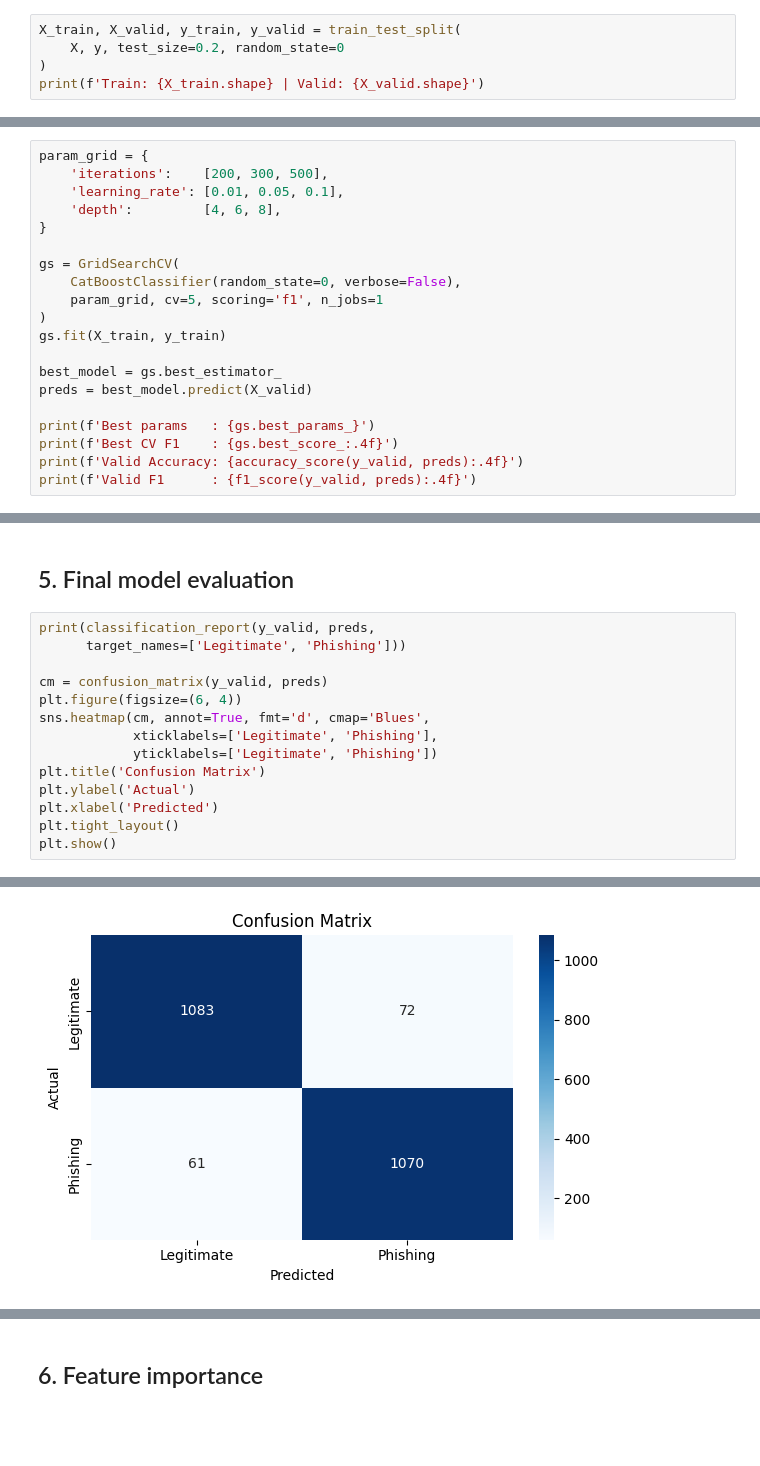
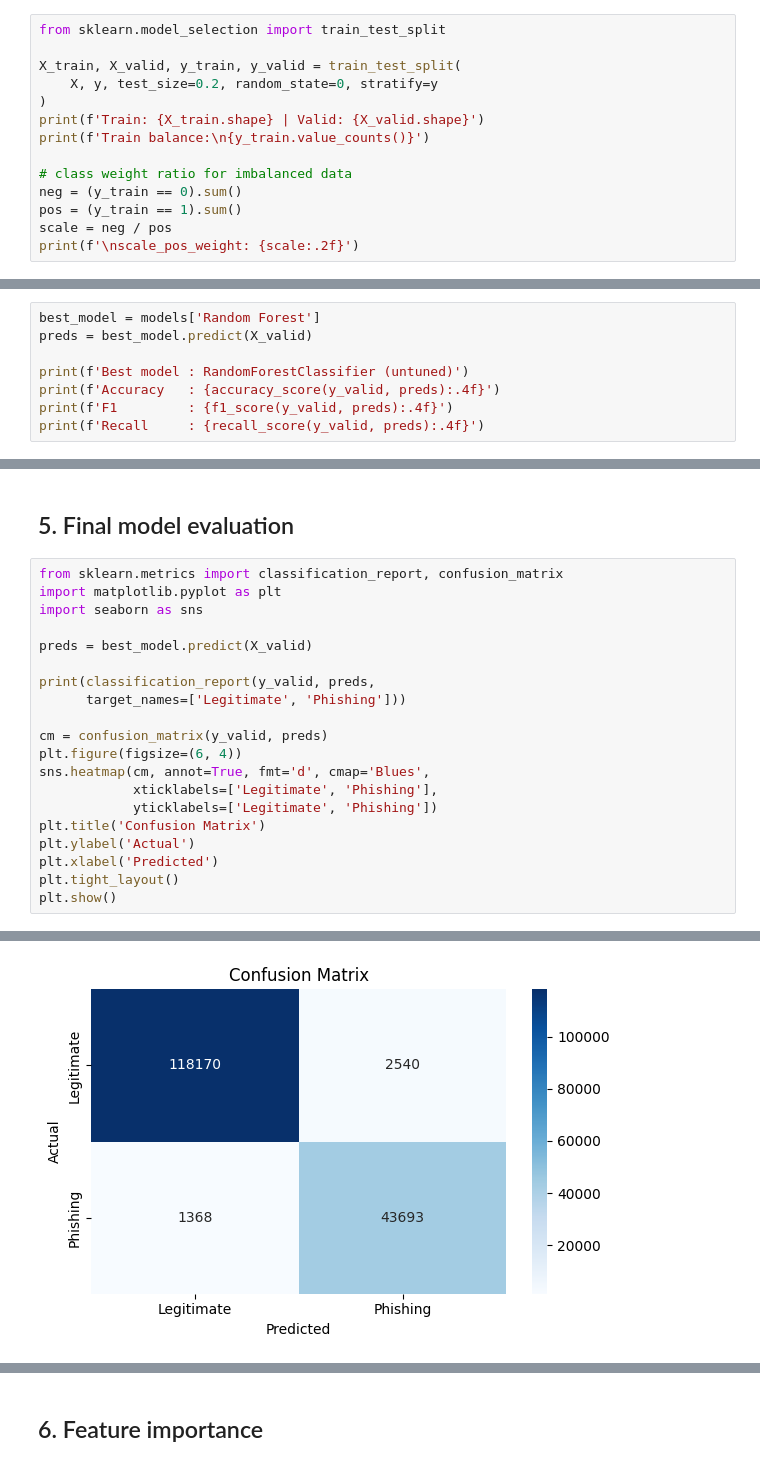
Before and after one commit to gritzoogil/phishing-url-detector, a Jupyter notebook: notebooks/02_Training.ipynb, the cells around one changed output, grey strips where cells are left out. Saved outputs shown, nothing was run; the diff lists cells and outputs as text; blank space fills up the shorter version.

Commit message:
Retrained model with more data (828,851 final URLs)

```diff
--- a/notebooks/02_Training.ipynb
+++ b/notebooks/02_Training.ipynb
@@ -58,8 +69,17 @@ Name: count, dtype: int64
 # %% [markdown]
 ## 2. Train/Validation Split
 # %%
+from sklearn.model_selection import train_test_split
+
 X_train, X_valid, y_train, y_valid = train_test_split(
-    X, y, test_size=0.2, random_state=0
+    X, y, test_size=0.2, random_state=0, stratify=y
 )
 print(f'Train: {X_train.shape} | Valid: {X_valid.shape}')
+print(f'Train balance:\n{y_train.value_counts()}')
+
+# class weight ratio for imbalanced data
+neg = (y_train == 0).sum()
+pos = (y_train == 1).sum()
+scale = neg / pos
+print(f'\nscale_pos_weight: {scale:.2f}')
 # %% [output]
@@ -121,21 +189,9 @@ significantly outperform linear models on this dataset.
 # %%
-param_grid = {
-    'iterations':    [200, 300, 500],
-    'learning_rate': [0.01, 0.05, 0.1],
-    'depth':         [4, 6, 8],
-}
-
-gs = GridSearchCV(
-    CatBoostClassifier(random_state=0, verbose=False),
-    param_grid, cv=5, scoring='f1', n_jobs=1
-)
-gs.fit(X_train, y_train)
-
-best_model = gs.best_estimator_
+best_model = models['Random Forest']
 preds = best_model.predict(X_valid)
 
-print(f'Best params   : {gs.best_params_}')
-print(f'Best CV F1    : {gs.best_score_:.4f}')
-print(f'Valid Accuracy: {accuracy_score(y_valid, preds):.4f}')
-print(f'Valid F1      : {f1_score(y_valid, preds):.4f}')
+print(f'Best model : RandomForestClassifier (untuned)')
+print(f'Accuracy   : {accuracy_score(y_valid, preds):.4f}')
+print(f'F1         : {f1_score(y_valid, preds):.4f}')
+print(f'Recall     : {recall_score(y_valid, preds):.4f}')
 # %% [output]
@@ -149,6 +206,12 @@ Tuning improved F1 marginally. Final validation accuracy: 94.18%
 # %% [markdown]
 ## 5. Final model evaluation
 # %%
+from sklearn.metrics import classification_report, confusion_matrix
+import matplotlib.pyplot as plt
+import seaborn as sns
+
+preds = best_model.predict(X_valid)
+
 print(classification_report(y_valid, preds,
       target_names=['Legitimate', 'Phishing']))
 
@@ -174 +237 @@ weighted avg       0.94      0.94      0.94      2286
-[figure, old version]
+[figure, new version]
```
Also changed, not shown: parts of 31 cells of this notebook, 1 other file.
